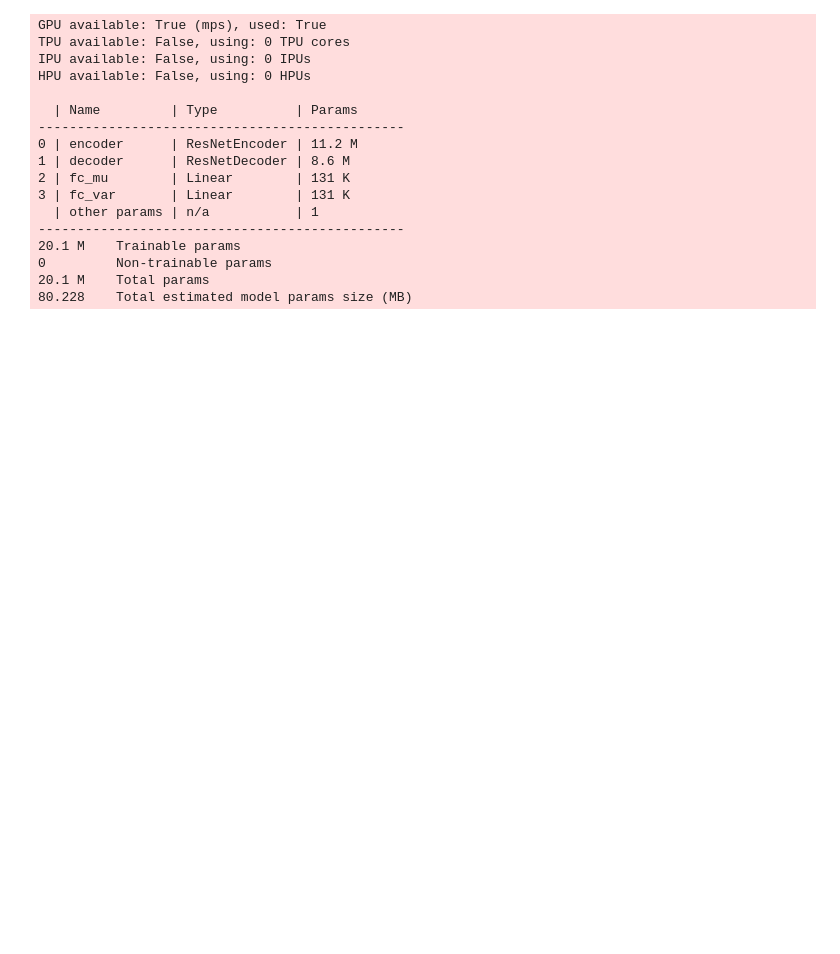
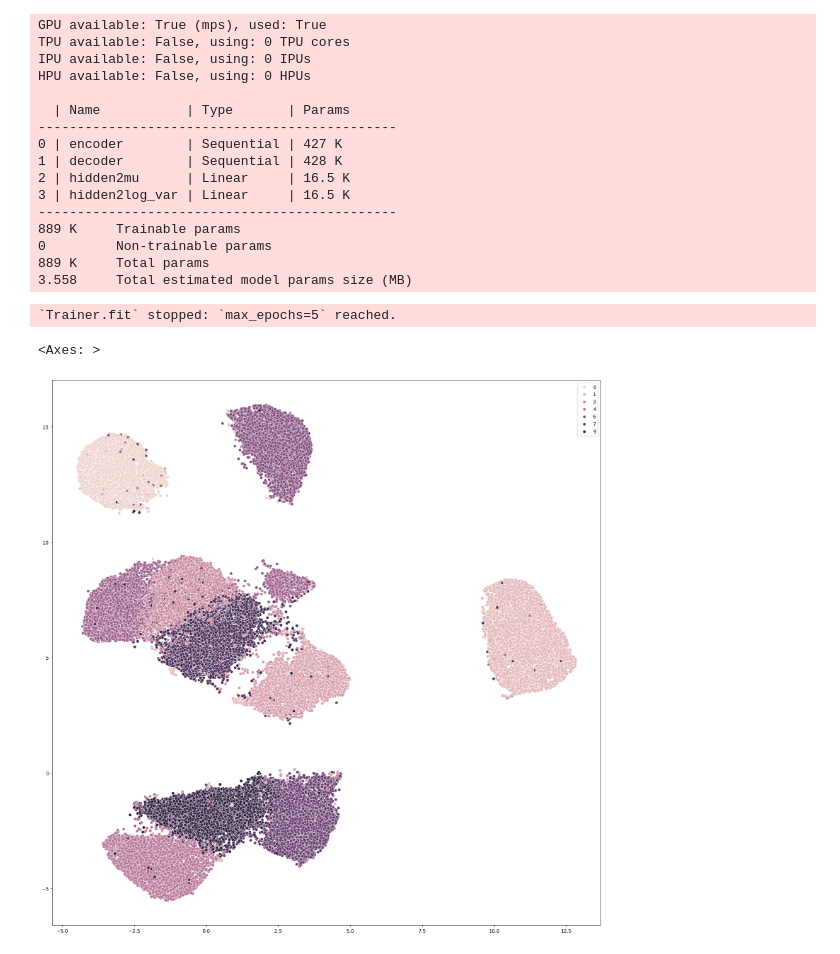
Before and after one commit to simenkristoff/ssl-project, a Jupyter notebook: vae.ipynb, the cells around one changed output. Cells and saved outputs as stored; diff of their text form; code cells hidden in the pictures; blank space fills up the shorter version.

```diff
--- a/vae.ipynb
+++ b/vae.ipynb
@@ -342,7 +341,7 @@ class VAE(pl.LightningModule):
         lr_scheduler = ReduceLROnPlateau(optimizer,)
         return {
             "optimizer": optimizer, "lr_scheduler": lr_scheduler,
-            "monitor": "val_loss"
+            "monitor": "train_loss"
         }
 
     def interpolate(self, x1, x2):
@@ -373,7 +372,7 @@ class VAE(pl.LightningModule):
     def custom_transform(normalization):
         return None, None
 # %%
-model = VAE(input_height=24)
+model = VAE(input_height=28, input_width=28, input_channels=1, latent_dim=128, batch_size=BATCH_SIZE, lr=1e-3)
 trainer = pl.Trainer(max_epochs=5, accelerator="mps")
 trainer.fit(model, trainloader)
 # %% [output]
@@ -382,15 +381,39 @@ TPU available: False, using: 0 TPU cores
 IPU available: False, using: 0 IPUs
 HPU available: False, using: 0 HPUs
 
-  | Name         | Type          | Params
------------------------------------------------
-0 | encoder      | ResNetEncoder | 11.2 M
-1 | decoder      | ResNetDecoder | 8.6 M
-2 | fc_mu        | Linear        | 131 K
-3 | fc_var       | Linear        | 131 K
-  | other params | n/a           | 1
------------------------------------------------
-20.1 M    Trainable params
+  | Name           | Type       | Params
+----------------------------------------------
+0 | encoder        | Sequential | 427 K
+1 | decoder        | Sequential | 428 K
+2 | hidden2mu      | Linear     | 16.5 K
+3 | hidden2log_var | Linear     | 16.5 K
+----------------------------------------------
+889 K     Trainable params
 0         Non-trainable params
-20.1 M    Total params
-80.228    Total estimated model params size (MB)
+889 K     Total params
+3.558     Total estimated model params size (MB)
+`Trainer.fit` stopped: `max_epochs=5` reached.
+# %%
+device = torch.device("mps")
+model.to(device)
+model.eval()
+X_embedded, y_true = [], []
+with torch.no_grad():
+    for (x, y) in tqdm(trainloader):
+        x, y = x.to(device), y.to(device)
+        mu, log_var = model.encode(x)
+        X_embedded.append(mu.detach().cpu().numpy())
+        y_true.append(y.detach().cpu().numpy())
+
+X_embedded, y_true = np.concatenate(X_embedded), np.concatenate(y_true)
+# %%
+import umap
+
+mapper = umap.UMAP(n_components=2)
+manifold = mapper.fit_transform(X_embedded)
+
+fig, ax = plt.subplots(1,1,figsize=(20,20))
+sns.scatterplot(x=manifold[:, 0], y=manifold[:, 1], hue=y_true, ax=ax)
+# %% [output]
+<Axes: >
+[figure, added]
```
Also changed, not shown: parts of 1 cell of this notebook, 2 other files.
